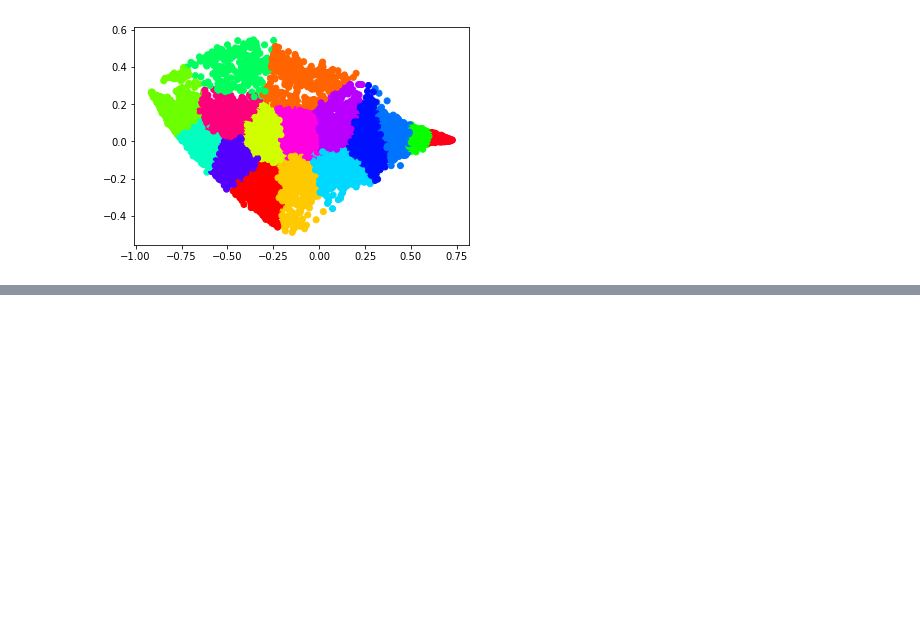
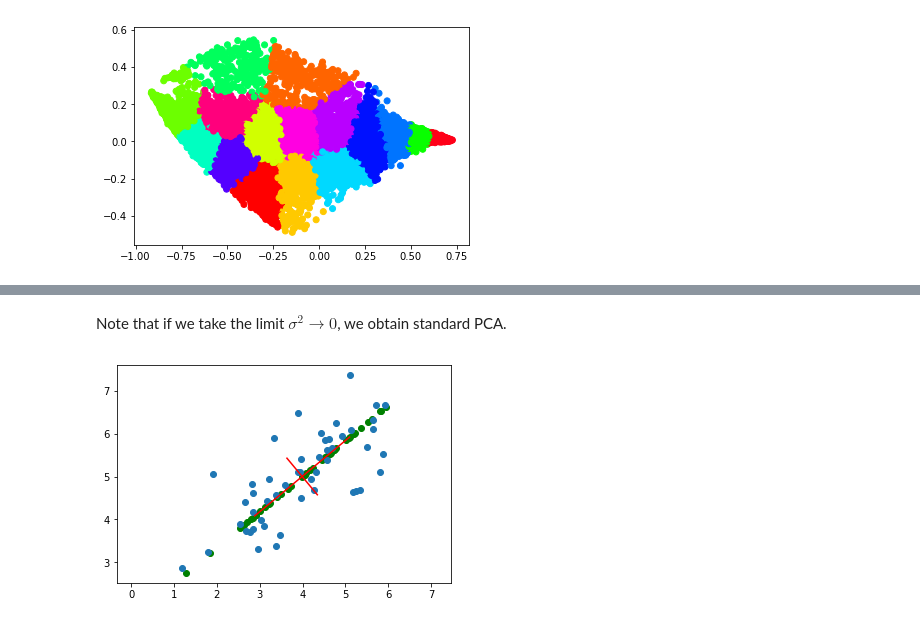
Before and after one commit to alvzzz/notebooks, a Jupyter notebook: PCA.ipynb, the cells around one changed output, grey strips where cells are left out. Saved outputs shown, nothing was run; the diff lists cells and outputs as text; code cells hidden in the pictures; blank space fills up the shorter version.

```diff
--- a/PCA.ipynb
+++ b/PCA.ipynb
@@ -192,0 +346,35 @@ TODO:
+# %% [markdown]
+Note that if we take the limit $\sigma^2\rightarrow 0$, we obtain standard PCA.
+# %%
+class PPCA_0var(PPCA):
+    def transform(self, M):
+        """
+        Computes posterior parameters for model.
+        Args:
+            M (int): number of dimensions to project to
+        Returns:
+            projs (ndarray): posterior means projected back to D-dimensional space
+        """
+        W_ML, var_ML, max_ll = self._ml(M)
+        # var -> 0:
+        var_ML = 0
+        posterior_mean = (X - pca.mean.T).dot((np.linalg.pinv(W_ML.T.dot(W_ML)
+                                          + var_ML * np.identity(M)).dot(W_ML.T)).T)
+        projs = posterior_mean.dot(W_ML.T) + self.mean.T
+        return projs
+
+file_name_X = 'C:\\Users\\Alvin\\Google Drive\\CS\\ML-DL\\Examples\\data\\set7X.csv'
+X = np.loadtxt(file_name_X, delimiter=',')
+
+pca = PPCA_0var(X)
+eiglist = pca.fit()
+M = 1
+projs = pca.transform(M)
+
+# Plot projected points
+plt.plot(projs[:, [0]], projs[:, [1]], 'go')
+# Plot points and eigenvectors
+plot_pca_2D(plt, X, eiglist)
+plt.show()
+# %% [output]
+[figure, added]
```
Also changed, not shown: parts of 17 cells of this notebook.
